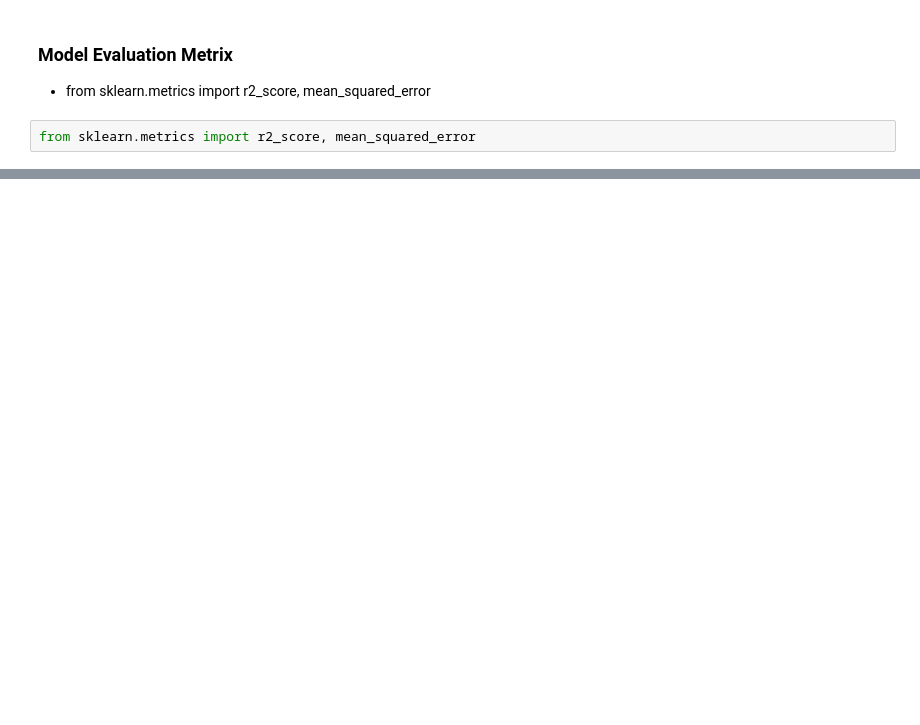
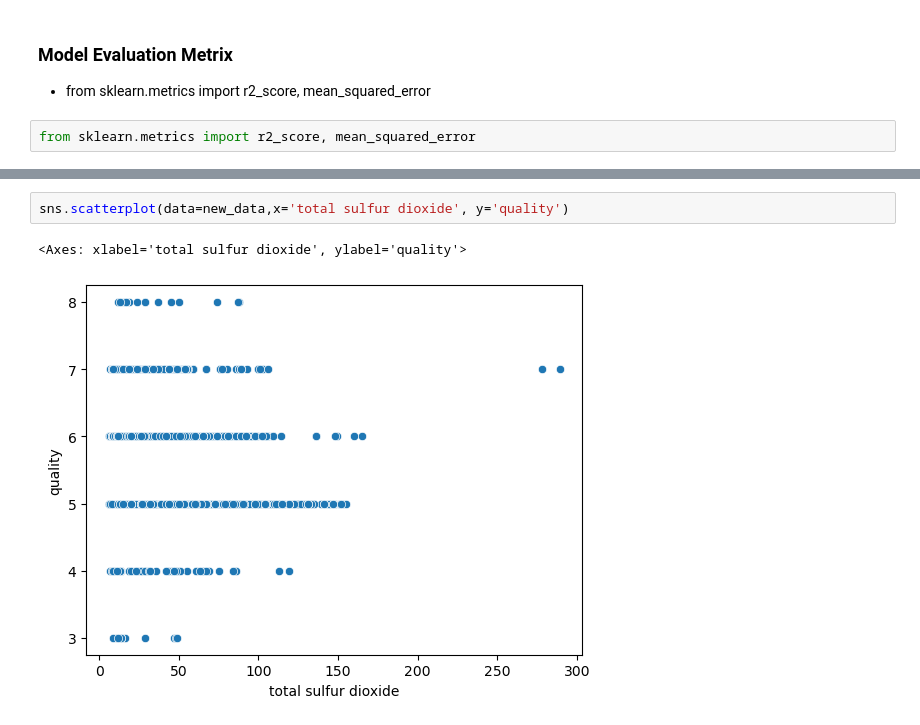
Before and after one commit to Sahilkhan-34/Machine-Learning, a Jupyter notebook: Linear Regression/class_room_LR.ipynb, the cells around one changed output, grey strips where cells are left out. Saved outputs shown, nothing was run; the diff lists cells and outputs as text; blank space fills up the shorter version.

```diff
--- a/Linear Regression/class_room_LR.ipynb
+++ b/Linear Regression/class_room_LR.ipynb
@@ -209,0 +403,5 @@ RMSE = np.sqrt(MSE)
+# %%
+sns.scatterplot(data=new_data,x='total sulfur dioxide', y='quality')
+# %% [output]
+<Axes: xlabel='total sulfur dioxide', ylabel='quality'>
+[figure, added]
```
Also changed, not shown: parts of 28 cells of this notebook, 1 other file.
